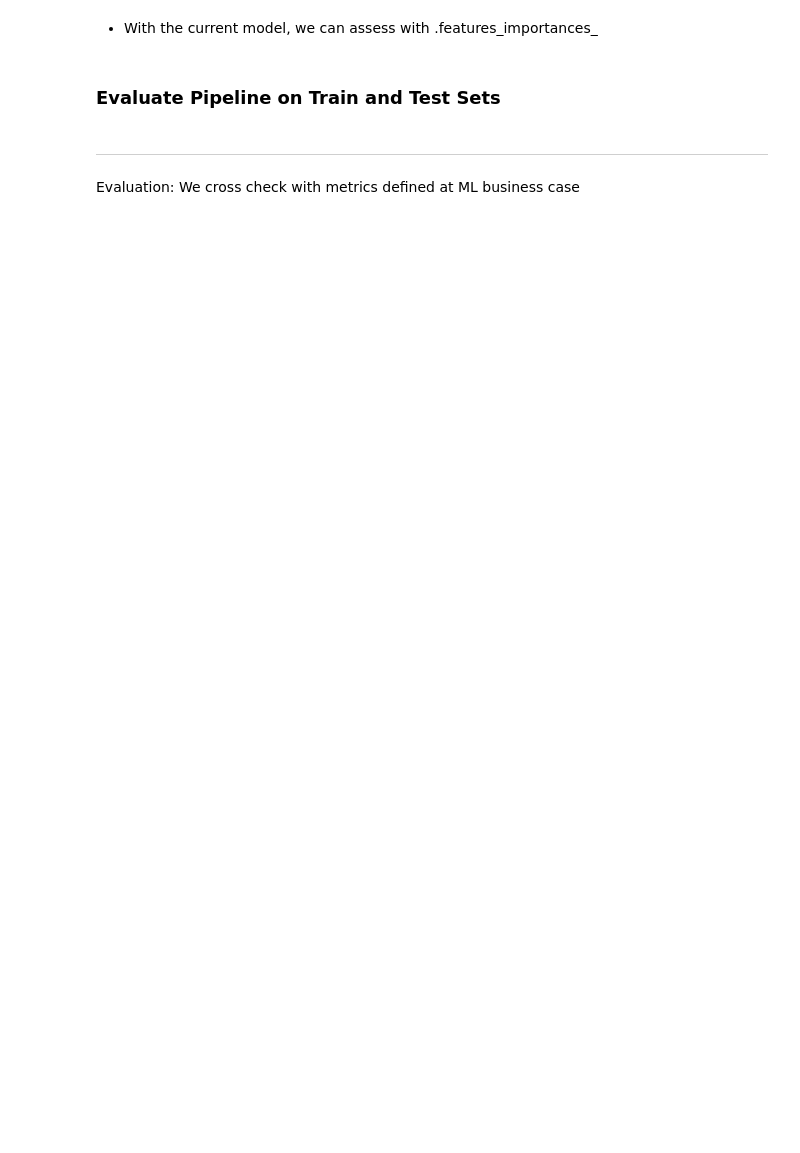
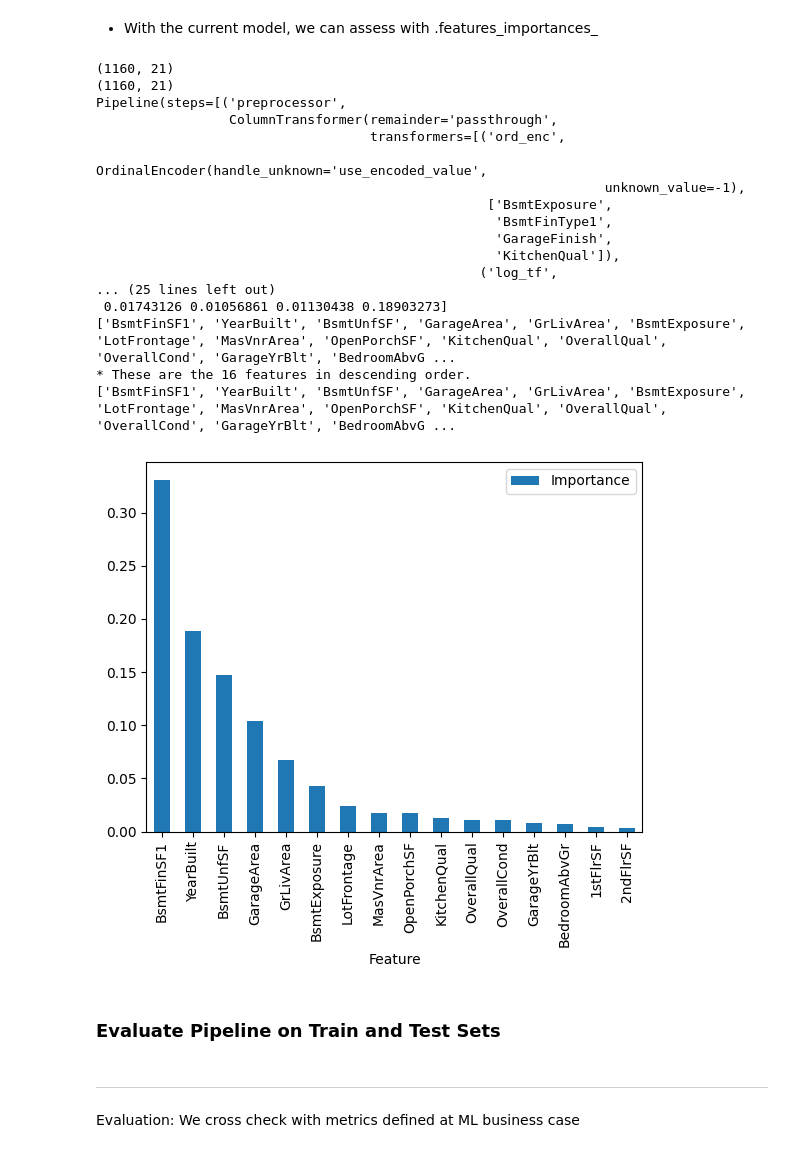
Before and after one commit to Issam-Allymis/Housing-market-analysis., a Jupyter notebook: jupyter_notebooks/05 - Model and Evaluation - predict SalePrice.ipynb, the cells around one changed output. Cells and saved outputs as stored; diff of their text form; code cells hidden in the pictures; blank space fills up the shorter version.

```diff
--- a/jupyter_notebooks/05 - Model and Evaluation - predict SalePrice.ipynb
+++ b/jupyter_notebooks/05 - Model and Evaluation - predict SalePrice.ipynb
@@ -373,6 +407,6 @@ Quick GridSearch CV - Binary Classifier
 from sklearn.metrics import make_scorer, r2_score
 
 search = HyperparameterOptimizationSearch(models=models_search, params=params_search)
-search.fit(X_train, y_train,
+search.fit(X_train_ML, y_train_ML,
            scoring =  make_scorer(r2_score),
            n_jobs=-1, cv=3)
@@ -385,20 +441,20 @@ grid_search_summary
 #### Do an extensive search on the most suitable algorithm to find the best hyperparameter configuration.
 Define model and parameters, for Extensive Search
 # %%
-from sklearn.ensemble import RandomForestRegressor
+from sklearn.ensemble import ExtraTreesRegressor
 
 models_search = {
-    "RandomForestRegressor": RandomForestRegressor(random_state=101),
+    "ExtraTreesRegressor": ExtraTreesRegressor(random_state=101),
 }
 
 # Documentation to help on hyperparameter list:
-# https://scikit-learn.org/stable/modules/generated/sklearn.ensemble.RandomForestRegressor.html
+# https://scikit-learn.org/stable/modules/generated/sklearn.ensemble.ExtraTreesRegressor.html
 
 # We will not conduct an extensive search, since the focus
 # is on how to combine all knowledge in an applied project.
 # In a workplace project, you may spend more time in this step
 params_search = {
-    "RandomForestRegressor": {
+    "ExtraTreesRegressor": {
         'model__n_estimators': [100,150,200],
         'model__max_depth': [None, 10, 20,],
     }
@@ -408,6 +464,6 @@ Extensive GridSearch CV - Binary Classifier
 # %%
 from sklearn.metrics import r2_score, make_scorer
 search = HyperparameterOptimizationSearch(models=models_search, params=params_search)
-search.fit(X_train, y_train,
+search.fit(X_train_ML, y_train_ML,
            scoring =  make_scorer(r2_score,),
            n_jobs=-1, cv=3)
@@ -437,8 +568,8 @@ pipeline_reg
 # %%
 import pandas as pd
 
-# Convert X_train to a pandas DataFrame
-X_train_df = pd.DataFrame(X_train)
+# Convert X_train_ML to a pandas DataFrame
+X_train_df = pd.DataFrame(X_train_ML)
 
 # Now use the .tail() method
 X_train_df.tail()
@@ -447,43 +586,63 @@ X_train_df.tail()
 # %%
 import pandas as pd
 
-# Assuming X_train is your NumPy array ()
+# Assuming X_train_ML is your NumPy array ()
 #X_train_df = pd.DataFrame(X_train_original)
-print(X_train.shape)
+print(X_train_ML.shape)
 print(X_train_df.shape)
 
 # Now you can access the columns attribute
-columns = X_train_df.columns
+columns = get_selected_features(post_smart_corr_variables, pre_preprocessor_variables)
 print(pipeline_reg)
 print(' next  ')
 print(columns)
 
 # Access feature importances from the feature selection step
-feat_selector = pipeline_reg.named_steps['feat_selection'].estimator_
+feat_selector = pipeline_data_cleaning_feat_eng.named_steps['feature_selection'].estimator_
 feat_selector_importances = feat_selector.feature_importances_
 
 print("feat selector:",feat_selector)
 print("Feature importances from SelectFromModel step:", feat_selector_importances)
 
 
 # create DataFrame to display feature importance
 df_feature_importance = (pd.DataFrame(data={
     # 'Feature': columns[pipeline_reg['feat_selection'].get_support()],
     'Feature': columns,
     # 'Importance': pipeline_reg['model'].feature_importances_
     'Importance':feat_selector_importances})
     .sort_values(by='Importance', ascending=False))
 
 
 # re-assign best_features order
 best_features = df_feature_importance['Feature'].to_list()
+print(df_feature_importance['Feature'].tolist())
 
 # Most important features statement and plot
-print(f"* These are the {len(best_features)} most important features in descending order. "
-      f"The model was trained on them: \n{df_feature_importance['Feature'].to_list()}")
+print(f"* These are the {len(best_features)} features in descending order. "
+      f"\n{df_feature_importance['Feature'].to_list()}")
 
 df_feature_importance.plot(kind='bar', x='Feature', y='Importance')
 plt.show()
+# %% [output]
+(1160, 21)
+(1160, 21)
+Pipeline(steps=[('preprocessor',
+                 ColumnTransformer(remainder='passthrough',
+                                   transformers=[('ord_enc',
+                                                  OrdinalEncoder(handle_unknown='use_encoded_value',
+                                                                 unknown_value=-1),
+                                                  ['BsmtExposure',
+                                                   'BsmtFinType1',
+                                                   'GarageFinish',
+                                                   'KitchenQual']),
+                                                 ('log_tf',
+... (25 lines left out)
+ 0.01743126 0.01056861 0.01130438 0.18903273]
+['BsmtFinSF1', 'YearBuilt', 'BsmtUnfSF', 'GarageArea', 'GrLivArea', 'BsmtExposure', 'LotFrontage', 'MasVnrArea', 'OpenPorchSF', 'KitchenQual', 'OverallQual', 'OverallCond', 'GarageYrBlt', 'BedroomAbvG ...
+* These are the 16 features in descending order.
+['BsmtFinSF1', 'YearBuilt', 'BsmtUnfSF', 'GarageArea', 'GrLivArea', 'BsmtExposure', 'LotFrontage', 'MasVnrArea', 'OpenPorchSF', 'KitchenQual', 'OverallQual', 'OverallCond', 'GarageYrBlt', 'BedroomAbvG ...
+[figure, added]
 # %% [markdown]
 ### Evaluate Pipeline on Train and Test Sets
 # %%
```
Also changed, not shown: parts of 76 cells of this notebook, 18 other files.
